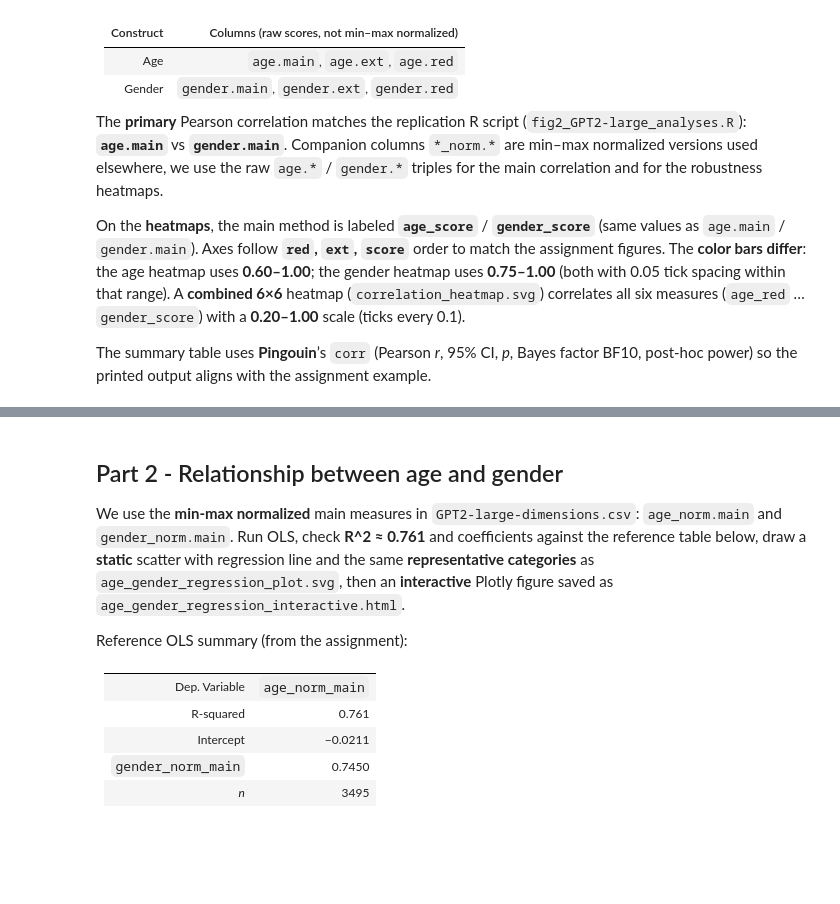
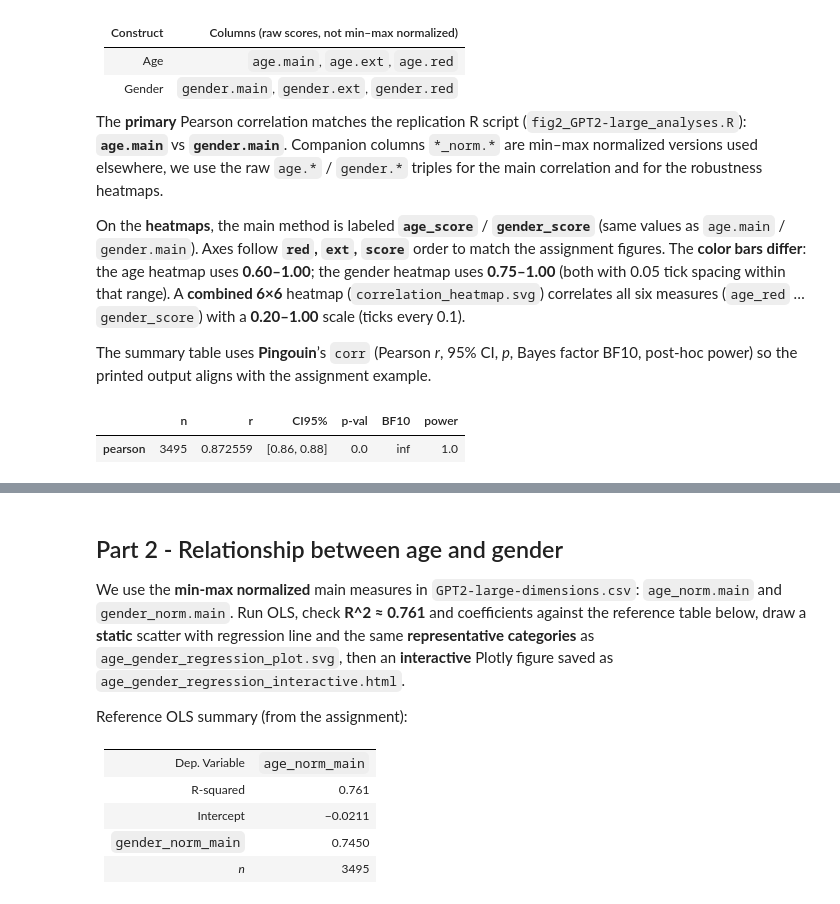
Before and after one commit to anna-megalou/age_gender_distortion, a Jupyter notebook: age_gender_distortion_assignment_t8230094.ipynb, the cells around one changed output, grey strips where cells are left out. Drawn from its saved outputs; the diff is of its cells as text; code cells hidden in the pictures; blank space fills up the shorter version.

```diff
--- a/age_gender_distortion_assignment_t8230094.ipynb
+++ b/age_gender_distortion_assignment_t8230094.ipynb
@@ -47,12 +47,26 @@ import pandas as pd
 import pingouin as pg
 import re
 import seaborn as sns
+from IPython.display import display
 
 
 BASE = Path.cwd()
 DATA_PATH = BASE / "GPT2-large-dimensions.csv"
 
 df = pd.read_csv(DATA_PATH)
+
+# Primary Pearson correlation: age.main vs gender.main (CI95%, p-val; default notebook table styling)
+_pair = df[["age.main", "gender.main"]].dropna()
+_pearson_tbl = pg.corr(_pair["age.main"], _pair["gender.main"], method="pearson")
+_pearson_tbl = _pearson_tbl.rename(columns={"CI95": "CI95%", "p_val": "p-val"})
+_ci = _pearson_tbl["CI95%"].iloc[0]
+_pearson_tbl = _pearson_tbl.copy()
+_pearson_tbl["CI95%"] = [f"[{float(_ci[0]):.2f}, {float(_ci[1]):.2f}]"]
+display(
+    _pearson_tbl.style.format(
+        {"n": "{:d}", "r": "{:.6f}", "p-val": "{:.1f}", "power": "{:.1f}"}
+    )
+)
 
 # Theme (heatmap figures)
 _BG = "#EDEDED"
@@ -198,33 +212,36 @@ gender_r = pairwise_corr_matrix(
     labels=["gender_red", "gender_ext", "gender_score"],
 )
 
 plot_correlation_heatmap(
     age_r,
     out_path=BASE / "correlation_heatmap_age.svg",
     vmin=_COLORBAR_AGE_VMIN,
     vmax=_COLORBAR_AGE_VMAX,
     cbar_ticks=_COLORBAR_AGE_TICKS,
 )
 plot_correlation_heatmap(
     gender_r,
     out_path=BASE / "correlation_heatmap_gender.svg",
     vmin=_COLORBAR_GENDER_VMIN,
     vmax=_COLORBAR_GENDER_VMAX,
     cbar_ticks=_COLORBAR_GENDER_TICKS,
 )
 
 # Full cross-correlation: all six age + gender measures
 cross_r = pairwise_corr_matrix(df, cols=_CROSS_COLS, labels=_CROSS_LABELS)
 plot_correlation_heatmap(
     cross_r,
     out_path=BASE / "correlation_heatmap.svg",
     vmin=_COLORBAR_FULL_VMIN,
     vmax=_COLORBAR_FULL_VMAX,
     cbar_ticks=_COLORBAR_FULL_TICKS,
     figsize=(8.8, 7.2),
     annot_fontsize=9.0,
     cbar_fmt="%.1f",
 )
+# %% [output]
+|  | n | r | CI95% | p-val | BF10 | power |
+| pearson | 3495 | 0.872559 | [0.86, 0.88] | 0.0 | inf | 1.0 |
 # %%
 from pathlib import Path
 
```
Also changed, not shown: parts of 7 cells of this notebook, 8 other files.
